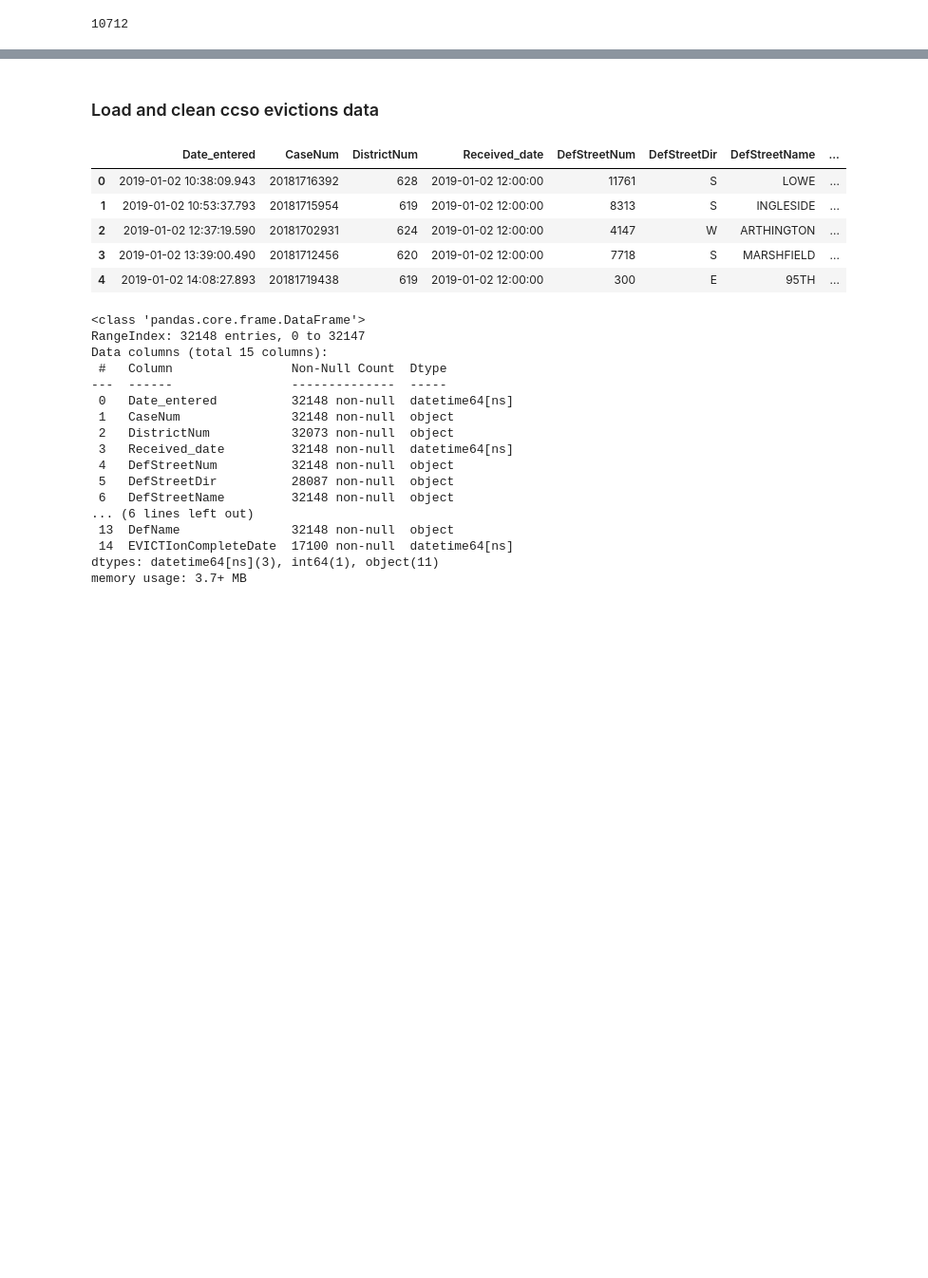
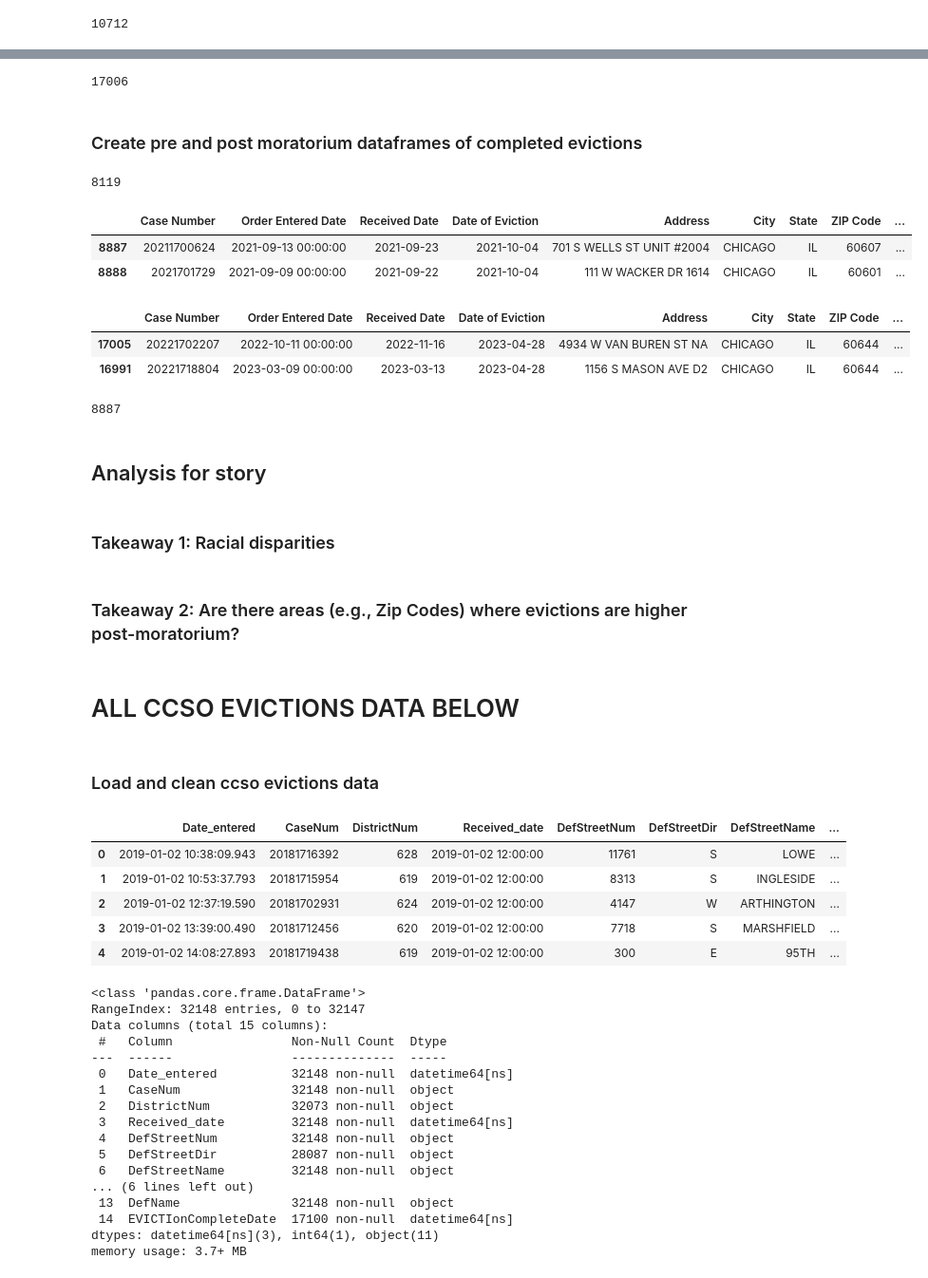
Before and after one commit to amyq96/stories, a Jupyter notebook: evictions/evictions-analysis.ipynb, the cells around one changed output, grey strips where cells are left out. Shown at 95% size. Drawn from its saved outputs; the diff is of its cells as text; code cells hidden in the pictures; blank space fills up the shorter version.

Commit message:
added analysis v2 with completed evictions

```diff
--- a/evictions/evictions-analysis.ipynb
+++ b/evictions/evictions-analysis.ipynb
@@ -41,6 +21,15 @@ memory usage: 1.3+ MB
 # %%
 # convert Date of Eviction to datetime
 completed['Date of Eviction'] = pd.to_datetime(completed['Date of Eviction'])
+
+# create a year col
+completed['enforced_year'] = completed['Date of Eviction'].dt.year
+
+# create a month col
+completed['enforced_month'] = completed['Date of Eviction'].dt.month
+
+# create a month_year col
+completed['enforced_month_year'] = completed['Date of Eviction'].dt.strftime('%m/%Y')
 # %%
 # check that my data matches up with Matt's data and that they used completed evictions
 # Matt's data is from 1/1/2019 to 3/31/2022 and has 10,850 rows
@@ -52,3 +50,47 @@ len(check)
+# %%
+# total number of rows
+len(completed)
+# %% [output]
+17006
+# %% [markdown]
+### Create pre and post moratorium dataframes of completed evictions
+# %%
+# create a df for evictions completed prior to and after oct 3 2021, when the moratorium ended
+# https://www.wbez.org/stories/the-eviction-moratorium-in-illinois-has-ended/326f1ffb-2262-4c5a-afa4-047bf65d56c1
+mask = (completed['Date of Eviction'] > '2021-10-03')
+completed_post = completed.loc[mask]
+len(completed_post)
+# %% [output]
+8119
+# %%
+# check start date
+completed_post.sort_values('Date of Eviction', ascending=True).head(2)
+# %% [output]
+|  | Case Number | Order Entered Date | Received Date | Date of Eviction | Address | City | State | ZIP Code | ... |
+| 8887 | 20211700624 | 2021-09-13 00:00:00 | 2021-09-23 | 2021-10-04 | 701 S WELLS ST UNIT #2004 | CHICAGO | IL | 60607 | ... |
+| 8888 | 2021701729 | 2021-09-09 00:00:00 | 2021-09-22 | 2021-10-04 | 111 W WACKER DR 1614 | CHICAGO | IL | 60601 | ... |
+# %%
+# check end date
+completed_post.sort_values('Date of Eviction', ascending=False).head(2)
+# %% [output]
+|  | Case Number | Order Entered Date | Received Date | Date of Eviction | Address | City | State | ZIP Code | ... |
+| 17005 | 20221702207 | 2022-10-11 00:00:00 | 2022-11-16 | 2023-04-28 | 4934 W VAN BUREN ST NA | CHICAGO | IL | 60644 | ... |
+| 16991 | 20221718804 | 2023-03-09 00:00:00 | 2023-03-13 | 2023-04-28 | 1156 S MASON AVE D2 | CHICAGO | IL | 60644 | ... |
+# %%
+# create a pre moratorium dataframe
+mask = (completed['Date of Eviction'] <= '2021-10-03')
+completed_pre = completed.loc[mask]
+len(completed_pre)
+# %% [output]
+8887
+# %% [markdown]
+## Analysis for story
+# %% [markdown]
+### Takeaway 1: Racial disparities
+# %% [markdown]
+### Takeaway 2: Are there areas (e.g., Zip Codes) where evictions are higher post-moratorium?
+# %% [markdown]
+# ALL CCSO EVICTIONS DATA BELOW
 # %% [markdown]
 ### Load and clean ccso evictions data
 # %%
```
Also changed, not shown: parts of 3 cells of this notebook, 1 other file.
